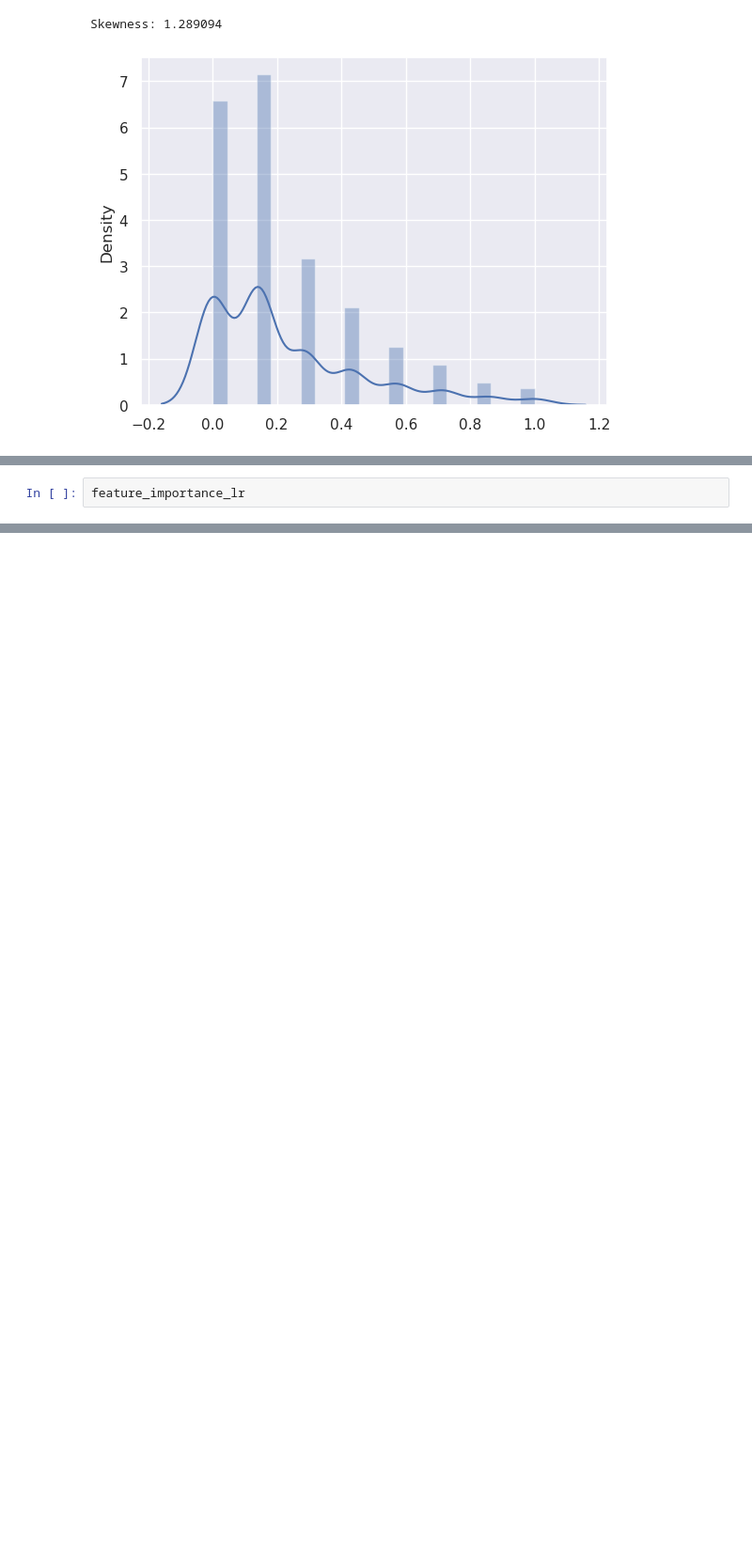
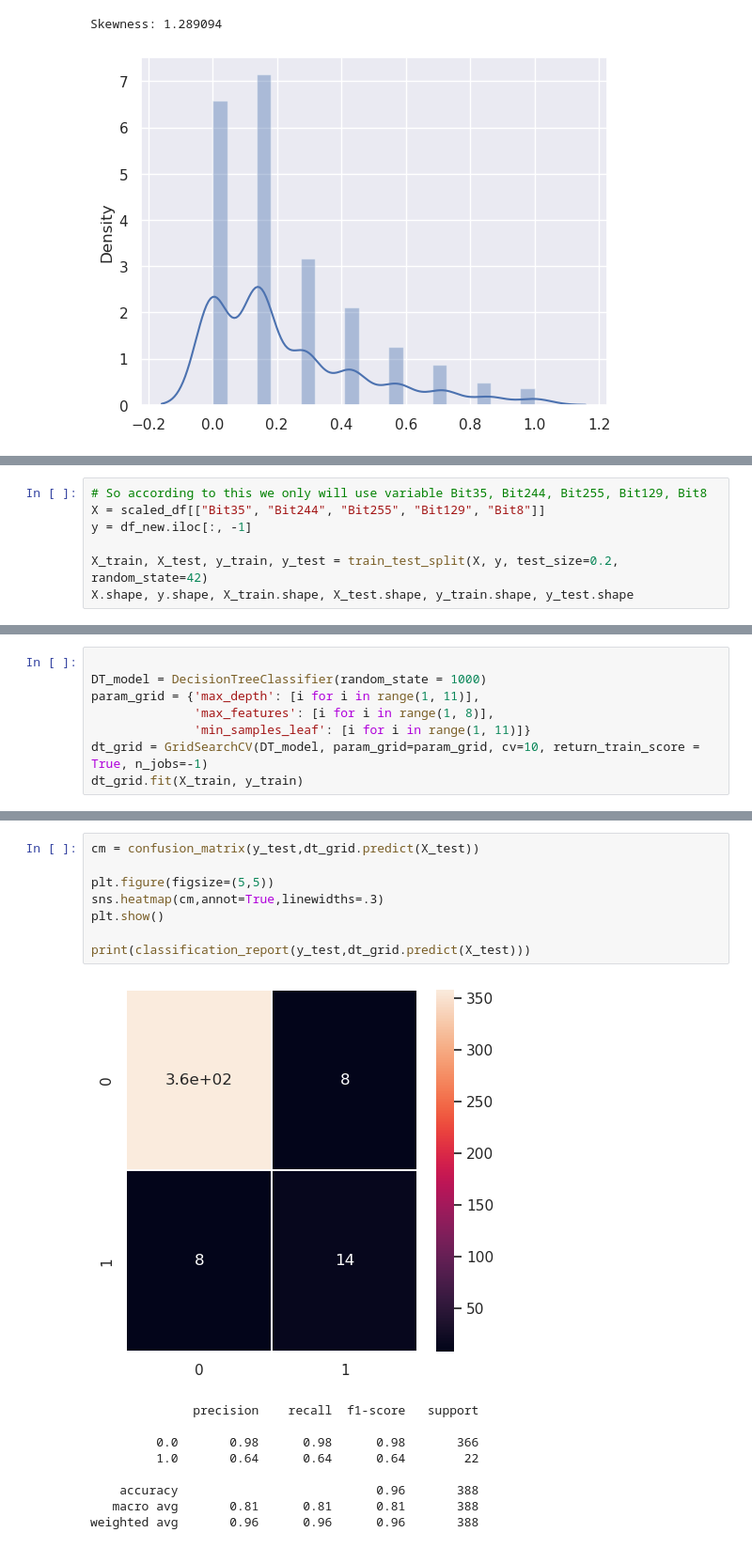
Before and after one commit to yonkeenn/projectCarPlateDetection, a Jupyter notebook: projectCarPlateDetection_CV.ipynb, the cells around one changed output, grey strips where cells are left out. Shown at 94% size. Saved outputs shown, nothing was run; the diff lists cells and outputs as text; blank space fills up the shorter version.

Commit message:
Modeling day1, 2022-09-22

```diff
--- a/projectCarPlateDetection_CV.ipynb
+++ b/projectCarPlateDetection_CV.ipynb
@@ -1073,3 +1093,8 @@ weighted avg       0.98      0.98      0.98       388
 # %%
-feature_importance_lr
+# So according to this we only will use variable Bit35, Bit244, Bit255, Bit129, Bit8
+X = scaled_df[["Bit35", "Bit244", "Bit255", "Bit129", "Bit8"]]
+y = df_new.iloc[:, -1]
+
+X_train, X_test, y_train, y_test = train_test_split(X, y, test_size=0.2, random_state=42)
+X.shape, y.shape, X_train.shape, X_test.shape, y_train.shape, y_test.shape
 # %% [output]
@@ -1090,0 +1148,8 @@ feature_importance_lr
+# %%
+
+DT_model = DecisionTreeClassifier(random_state = 1000)
+param_grid = {'max_depth': [i for i in range(1, 11)],
+              'max_features': [i for i in range(1, 8)],
+              'min_samples_leaf': [i for i in range(1, 11)]}
+dt_grid = GridSearchCV(DT_model, param_grid=param_grid, cv=10, return_train_score = True, n_jobs=-1)
+dt_grid.fit(X_train, y_train)
@@ -1090,0 +1173,18 @@ feature_importance_lr
+# %%
+cm = confusion_matrix(y_test,dt_grid.predict(X_test))
+
+plt.figure(figsize=(5,5))
+sns.heatmap(cm,annot=True,linewidths=.3)
+plt.show()
+
+print(classification_report(y_test,dt_grid.predict(X_test)))
+# %% [output]
+[figure, added]
+              precision    recall  f1-score   support
+
+         0.0       0.98      0.98      0.98       366
+         1.0       0.64      0.64      0.64        22
+
+    accuracy                           0.96       388
+   macro avg       0.81      0.81      0.81       388
+weighted avg       0.96      0.96      0.96       388
```
Also changed, not shown: parts of 15 cells of this notebook.
